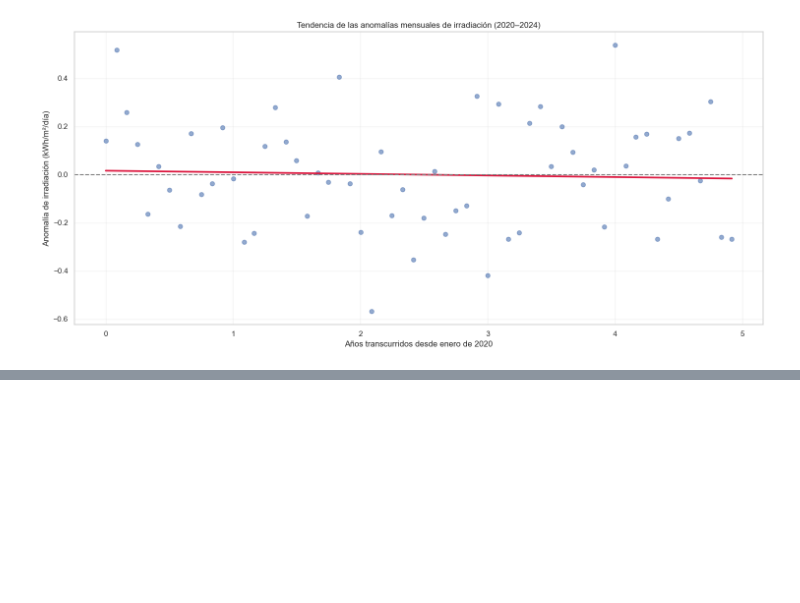
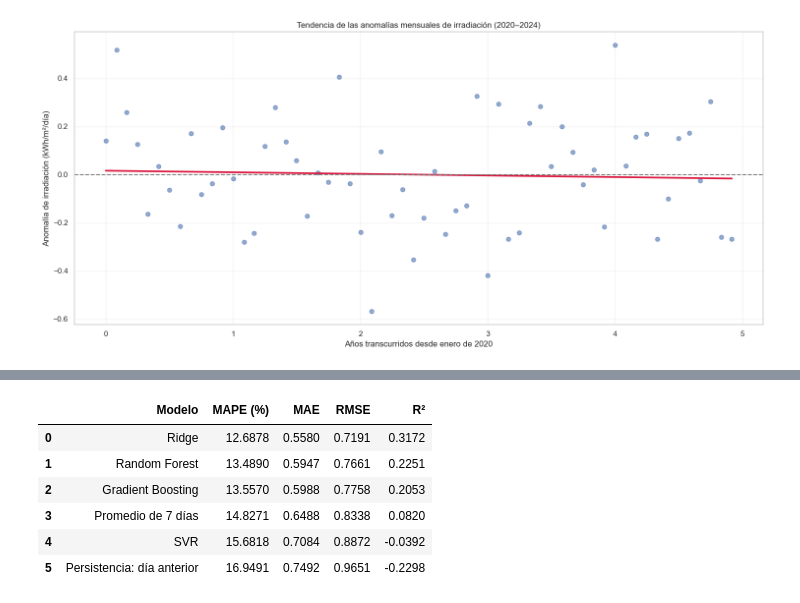
Before and after one commit to saralvillanu/solar_smart_predictive_analysis, a Jupyter notebook: EDA_Solar_Bogota.ipynb, the cells around one changed output, grey strips where cells are left out. Cells and saved outputs as stored; diff of their text form; code cells hidden in the pictures; blank space fills up the shorter version.

Commit message:
prueba de mejor modelo de prediccion

```diff
--- a/EDA_Solar_Bogota.ipynb
+++ b/EDA_Solar_Bogota.ipynb
@@ -1297,0 +1686,48 @@ plt.show()
+# %%
+modelos_entrenados = {}
+predicciones_2024 = {}
+
+for nombre, modelo in modelos.items():
+
+    modelo.fit(
+        X_entrenamiento,
+        y_entrenamiento
+    )
+
+    prediccion = modelo.predict(
+        X_prueba
+    )
+
+    # La irradiación no puede ser negativa
+    prediccion = np.clip(
+        prediccion,
+        0,
+        None
+    )
+
+    modelos_entrenados[nombre] = modelo
+    predicciones_2024[nombre] = prediccion
+
+    resultados_2024.append(
+        calcular_metricas(
+            nombre,
+            y_prueba,
+            prediccion
+        )
+    )
+
+tabla_prueba_2024 = (
+    pd.DataFrame(resultados_2024)
+    .sort_values('MAPE (%)')
+    .reset_index(drop=True)
+)
+
+display(tabla_prueba_2024.round(4))
+# %% [output]
+|  | Modelo | MAPE (%) | MAE | RMSE | R² |
+| 0 | Ridge | 12.6878 | 0.5580 | 0.7191 | 0.3172 |
+| 1 | Random Forest | 13.4890 | 0.5947 | 0.7661 | 0.2251 |
+| 2 | Gradient Boosting | 13.5570 | 0.5988 | 0.7758 | 0.2053 |
+| 3 | Promedio de 7 días | 14.8271 | 0.6488 | 0.8338 | 0.0820 |
+| 4 | SVR | 15.6818 | 0.7084 | 0.8872 | -0.0392 |
+| 5 | Persistencia: día anterior | 16.9491 | 0.7492 | 0.9651 | -0.2298 |
```
Also changed, not shown: parts of 12 cells of this notebook.
